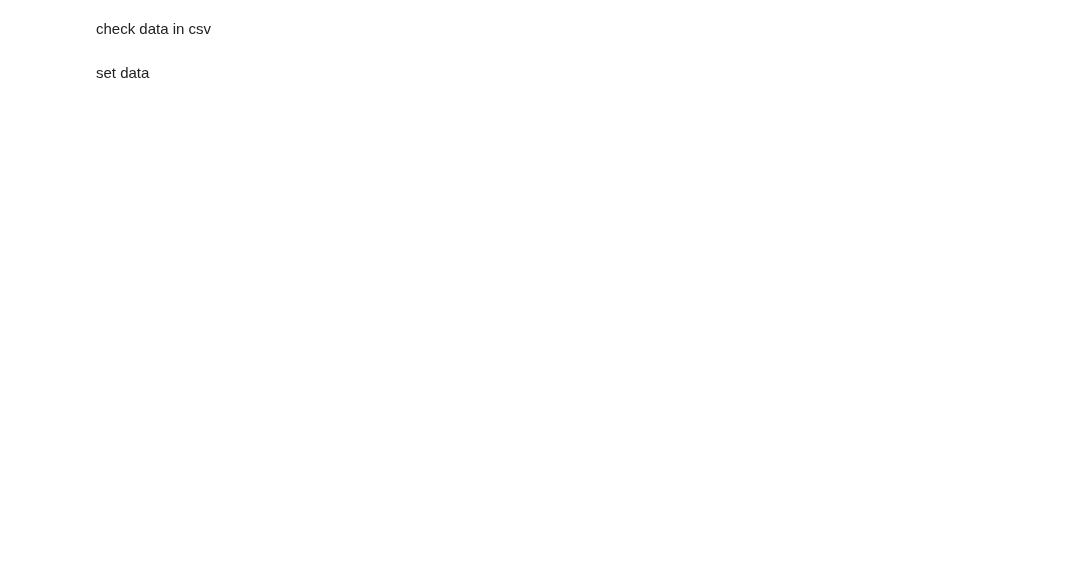
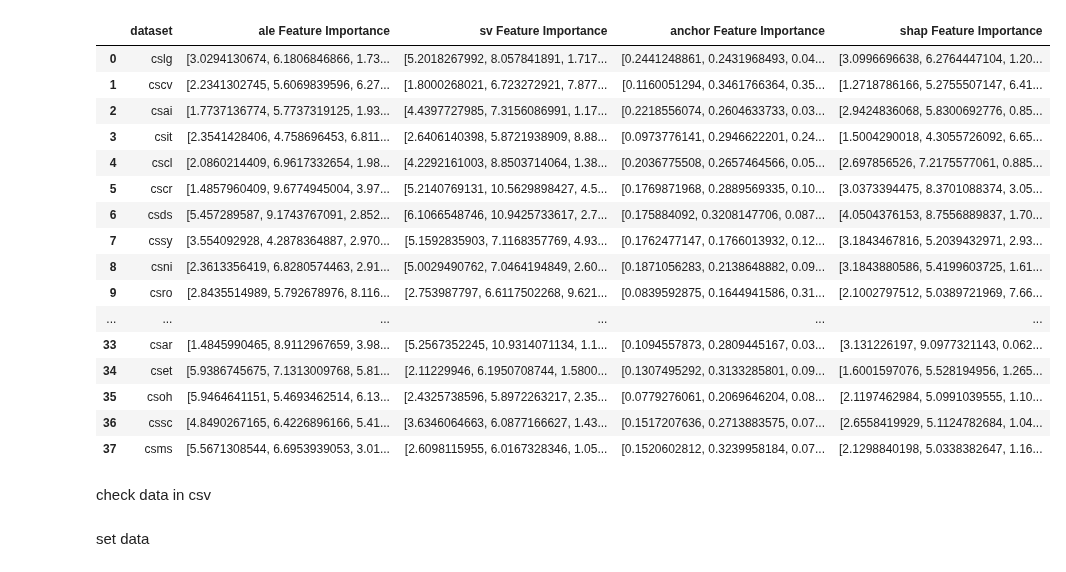
Before and after one commit to youyinnn/s2search, a Jupyter notebook: xai_process_plottingKDT.ipynb, the cells around one changed output. Cells and saved outputs as stored; diff of their text form; code cells hidden in the pictures; blank space fills up the shorter version.

```diff
--- a/xai_process_plottingKDT.ipynb
+++ b/xai_process_plottingKDT.ipynb
@@ -75,34 +75,52 @@ for sample_name in ds_list:
                 metrics['venue'].extend(venue)
                 metrics['authors'].extend(authors)
                 metrics['year'].extend(year)
                 metrics['n_citations'].extend(n_citations)
 
     for feature_name in ['title', 'abstract', 'venue', 'authors', 'year', 'n_citations']:
         if len(metrics[feature_name]) < data_len:
             zeros = np.zeros([data_len - len(metrics[feature_name])])
             metrics[feature_name].extend(list(zeros))
         anchor_fi.append(aggregation(metrics[feature_name]))
 
     shap_fi = []
     shap_sv = get_smp_shap_data(exp_name)[sample_name]['shap_sv']
 
     shap_sv = np.flipud(np.rot90(np.array(shap_sv)))
     for feature_sv in shap_sv:
         shap_fi.append(aggregation(feature_sv))
 
     xai_metrics_arr.append([
         sample_name,
         ale_fi,
         sv_fi,
         anchor_fi,
         shap_fi
     ])
 
 fis = ['ale Feature Importance', 'sv Feature Importance', 'anchor Feature Importance', 'shap Feature Importance']
 
 xai_fi_metrics_pd = pd.DataFrame(columns=['dataset', *fis], data=xai_metrics_arr)
 
-# xai_fi_metrics_pd
+xai_fi_metrics_pd
+# %% [output]
+|  | dataset | ale Feature Importance | sv Feature Importance | anchor Feature Importance | shap Feature Importance |
+| 0 | cslg | [3.0294130674, 6.1806846866, 1.73... | [5.2018267992, 8.057841891, 1.717... | [0.2441248861, 0.2431968493, 0.04... | [3.0996696638, 6.2764447104, 1.20... |
+| 1 | cscv | [2.2341302745, 5.6069839596, 6.27... | [1.8000268021, 6.723272921, 7.877... | [0.1160051294, 0.3461766364, 0.35... | [1.2718786166, 5.2755507147, 6.41... |
+| 2 | csai | [1.7737136774, 5.7737319125, 1.93... | [4.4397727985, 7.3156086991, 1.17... | [0.2218556074, 0.2604633733, 0.03... | [2.9424836068, 5.8300692776, 0.85... |
+| 3 | csit | [2.3541428406, 4.758696453, 6.811... | [2.6406140398, 5.8721938909, 8.88... | [0.0973776141, 0.2946622201, 0.24... | [1.5004290018, 4.3055726092, 6.65... |
+| 4 | cscl | [2.0860214409, 6.9617332654, 1.98... | [4.2292161003, 8.8503714064, 1.38... | [0.2036775508, 0.2657464566, 0.05... | [2.697856526, 7.2175577061, 0.885... |
+| 5 | cscr | [1.4857960409, 9.6774945004, 3.97... | [5.2140769131, 10.5629898427, 4.5... | [0.1769871968, 0.2889569335, 0.10... | [3.0373394475, 8.3701088374, 3.05... |
+| 6 | csds | [5.457289587, 9.1743767091, 2.852... | [6.1066548746, 10.9425733617, 2.7... | [0.175884092, 0.3208147706, 0.087... | [4.0504376153, 8.7556889837, 1.70... |
+| 7 | cssy | [3.554092928, 4.2878364887, 2.970... | [5.1592835903, 7.1168357769, 4.93... | [0.1762477147, 0.1766013932, 0.12... | [3.1843467816, 5.2039432971, 2.93... |
+| 8 | csni | [2.3613356419, 6.8280574463, 2.91... | [5.0029490762, 7.0464194849, 2.60... | [0.1871056283, 0.2138648882, 0.09... | [3.1843880586, 5.4199603725, 1.61... |
+| 9 | csro | [2.8435514989, 5.792678976, 8.116... | [2.753987797, 6.6117502268, 9.621... | [0.0839592875, 0.1644941586, 0.31... | [2.1002797512, 5.0389721969, 7.66... |
+| ... | ... | ... | ... | ... | ... |
+| 33 | csar | [1.4845990465, 8.9112967659, 3.98... | [5.2567352245, 10.9314071134, 1.1... | [0.1094557873, 0.2809445167, 0.03... | [3.131226197, 9.0977321143, 0.062... |
+| 34 | cset | [5.9386745675, 7.1313009768, 5.81... | [2.11229946, 6.1950708744, 1.5800... | [0.1307495292, 0.3133285801, 0.09... | [1.6001597076, 5.528194956, 1.265... |
+| 35 | csoh | [5.9464641151, 5.4693462514, 6.13... | [2.4325738596, 5.8972263217, 2.35... | [0.0779276061, 0.2069646204, 0.08... | [2.1197462984, 5.0991039555, 1.10... |
+| 36 | cssc | [4.8490267165, 6.4226896166, 5.41... | [3.6346064663, 6.0877166627, 1.43... | [0.1517207636, 0.2713883575, 0.07... | [2.6558419929, 5.1124782684, 1.04... |
+| 37 | csms | [5.5671308544, 6.6953939053, 3.01... | [2.6098115955, 6.0167328346, 1.05... | [0.1520602812, 0.3239958184, 0.07... | [2.1298840198, 5.0338382647, 1.16... |
 # %% [markdown]
 check data in csv
 # %%
```
Also changed, not shown: parts of 4 cells of this notebook, 3 other files.
